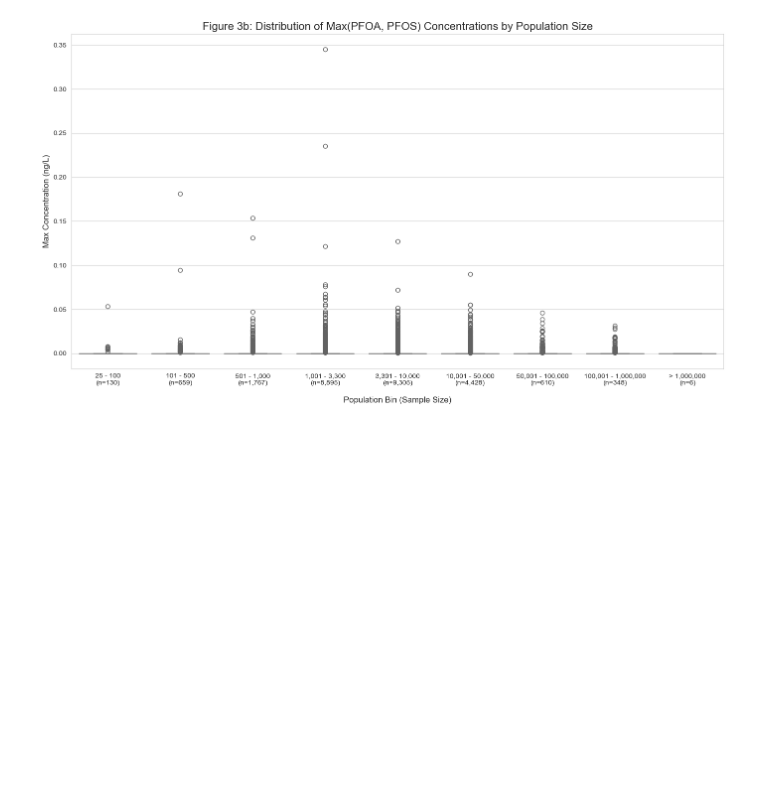
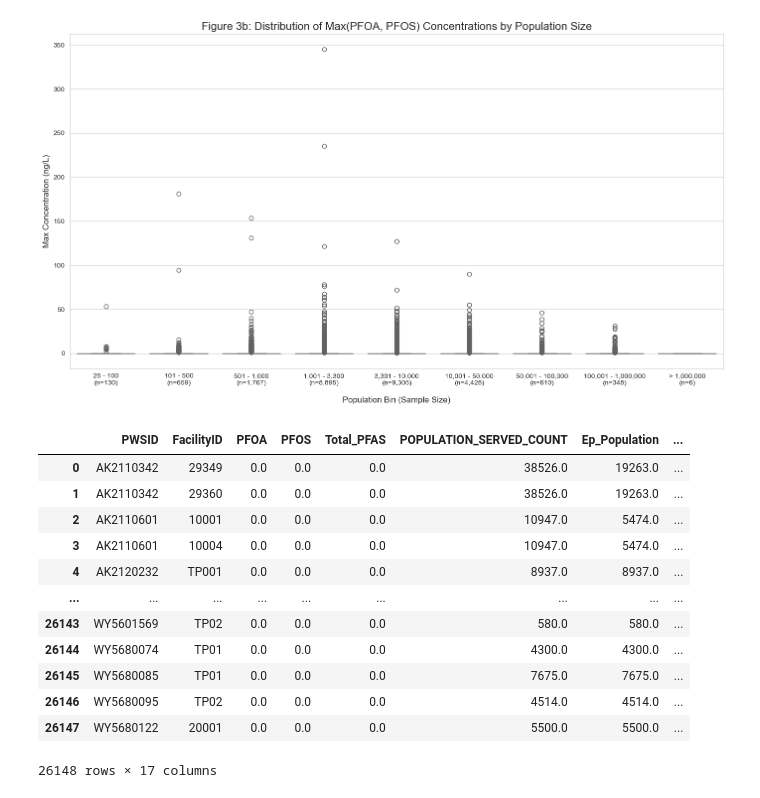
Before and after one commit to brahmee07/Pfas_water_research, a Jupyter notebook: updated_data/cost_risk_treatment_analysis.ipynb, the cells around one changed output. Cells and saved outputs as stored; diff of their text form; code cells hidden in the pictures; blank space fills up the shorter version.

```diff
--- a/updated_data/cost_risk_treatment_analysis.ipynb
+++ b/updated_data/cost_risk_treatment_analysis.ipynb
@@ -762,9 +842,7 @@ df.loc[df["Population_bin"] == "> 1,000,000"]
 # %% [markdown]
 The codes after the graph is to verify if the population bin more than 1 million didnt really have any Facility ID that exceeded any regulatory thresholds.
 # %%
-import seaborn as sns
 
-df['max_pfas_conc'] = df[['PFOA', 'PFOS']].max(axis=1)
 
 # Calculate counts
 n_counts = df.groupby('Population_bin').size().reindex(bin_order)
@@ -777,7 +855,7 @@ sns.set_style("whitegrid")
 ax = sns.boxplot(
     data=df,
     x='Population_bin',
-    y='max_pfas_conc',
+    y='max_pfas_conc_ng',
     order=bin_order,
     hue='Population_bin',
     legend=False,
@@ -786,15 +864,14 @@ ax = sns.boxplot(
 )
 
 # Set the tick positions first, then the labels
-ax.set_xticks(range(len(new_x_labels))) # This fixes the UserWarning
+ax.set_xticks(range(len(new_x_labels)))
 ax.set_xticklabels(new_x_labels)
 
-# 6. Formatting
+
 plt.title("Figure 3b: Distribution of Max(PFOA, PFOS) Concentrations by Population Size", fontsize=16)
 plt.xlabel("Population Bin (Sample Size)", fontsize=12, labelpad=15)
 plt.ylabel("Max Concentration (ng/L)", fontsize=12)
 
-# If they still overlap horizontally, try rotation=45
 plt.xticks(rotation=0)
 
 
@@ -802,3 +879,19 @@ plt.tight_layout()
 plt.show()
 # %% [output]
 [figure]
+# %%
+df
+# %% [output]
+|  | PWSID | FacilityID | PFOA | PFOS | Total_PFAS | POPULATION_SERVED_COUNT | Ep_Population | ... |
+| 0 | AK2110342 | 29349 | 0.0 | 0.0 | 0.0 | 38526.0 | 19263.0 | ... |
+| 1 | AK2110342 | 29360 | 0.0 | 0.0 | 0.0 | 38526.0 | 19263.0 | ... |
+| 2 | AK2110601 | 10001 | 0.0 | 0.0 | 0.0 | 10947.0 | 5474.0 | ... |
+| 3 | AK2110601 | 10004 | 0.0 | 0.0 | 0.0 | 10947.0 | 5474.0 | ... |
+| 4 | AK2120232 | TP001 | 0.0 | 0.0 | 0.0 | 8937.0 | 8937.0 | ... |
+| ... | ... | ... | ... | ... | ... | ... | ... | ... |
+| 26143 | WY5601569 | TP02 | 0.0 | 0.0 | 0.0 | 580.0 | 580.0 | ... |
+| 26144 | WY5680074 | TP01 | 0.0 | 0.0 | 0.0 | 4300.0 | 4300.0 | ... |
+| 26145 | WY5680085 | TP01 | 0.0 | 0.0 | 0.0 | 7675.0 | 7675.0 | ... |
+| 26146 | WY5680095 | TP02 | 0.0 | 0.0 | 0.0 | 4514.0 | 4514.0 | ... |
+| 26147 | WY5680122 | 20001 | 0.0 | 0.0 | 0.0 | 5500.0 | 5500.0 | ... |
+26148 rows × 17 columns
```
Also changed, not shown: parts of 7 cells of this notebook, 3 other files.
